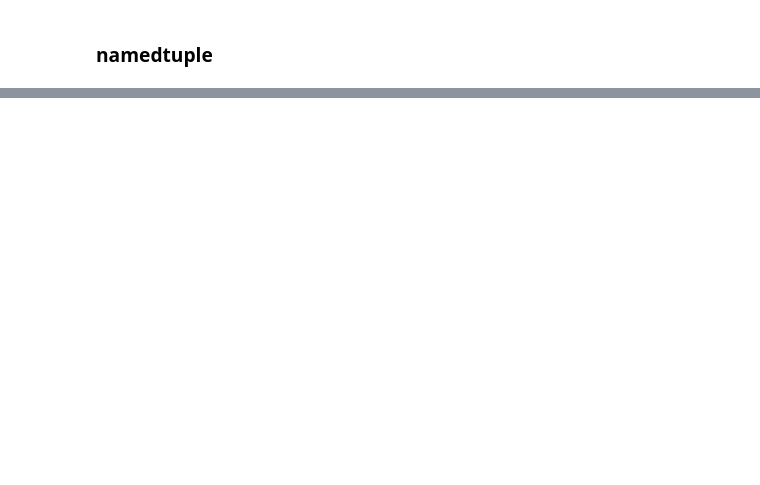
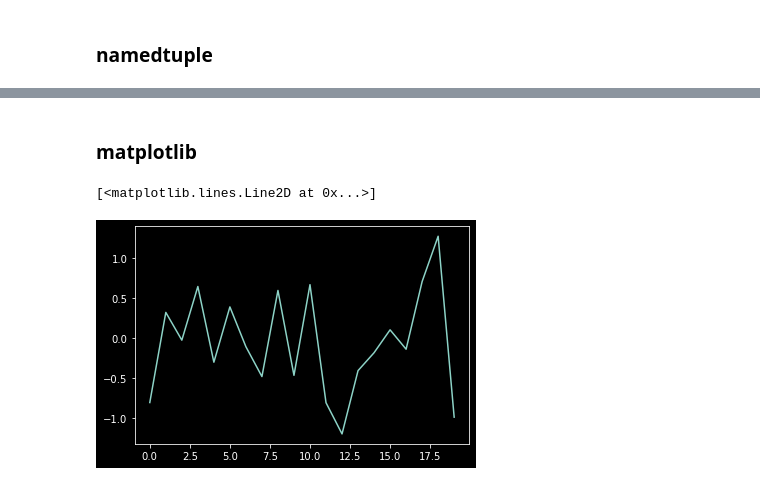
Before and after one commit to ajwkim/Python_DL_RL, a Jupyter notebook: 1.python기초.ipynb, the cells around one changed output, grey strips where cells are left out. Cells and saved outputs as stored; diff of their text form; code cells hidden in the pictures; blank space fills up the shorter version.

```diff
--- a/1.python기초.ipynb
+++ b/1.python기초.ipynb
@@ -119,0 +2091,16 @@ Card = collections.namedtuple('Card', 'rank suit')      # typename, field names
+# %% [markdown]
+### matplotlib
+# %%
+import matplotlib.pyplot as plt
+plt.style.use('dark_background')
+# %%
+# 1D data set
+
+import numpy as np
+
+np.random.seed(1000)
+y = np.random.randn(20)
+plt.plot(y)                 # plt.plot(np.arange(20), y)
+# %% [output]
+[<matplotlib.lines.Line2D at 0x...>]
+[figure, added]
```
Also changed, not shown: parts of 482 cells of this notebook, 10 other files.
